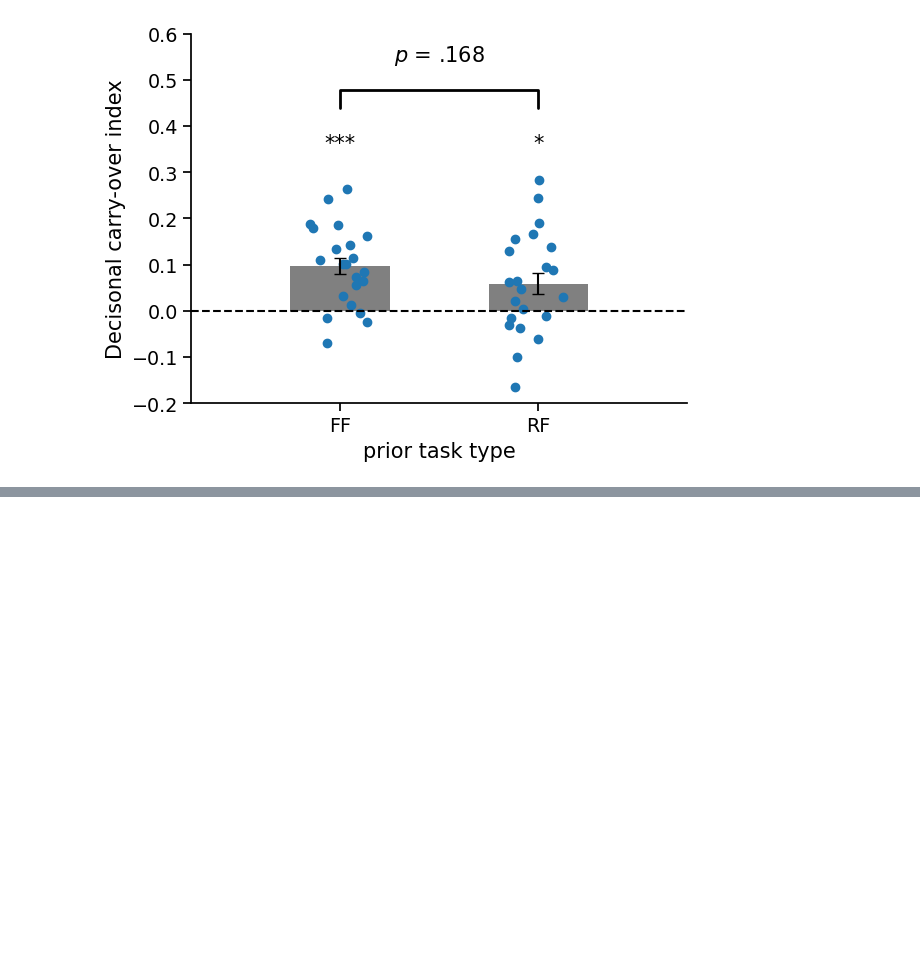
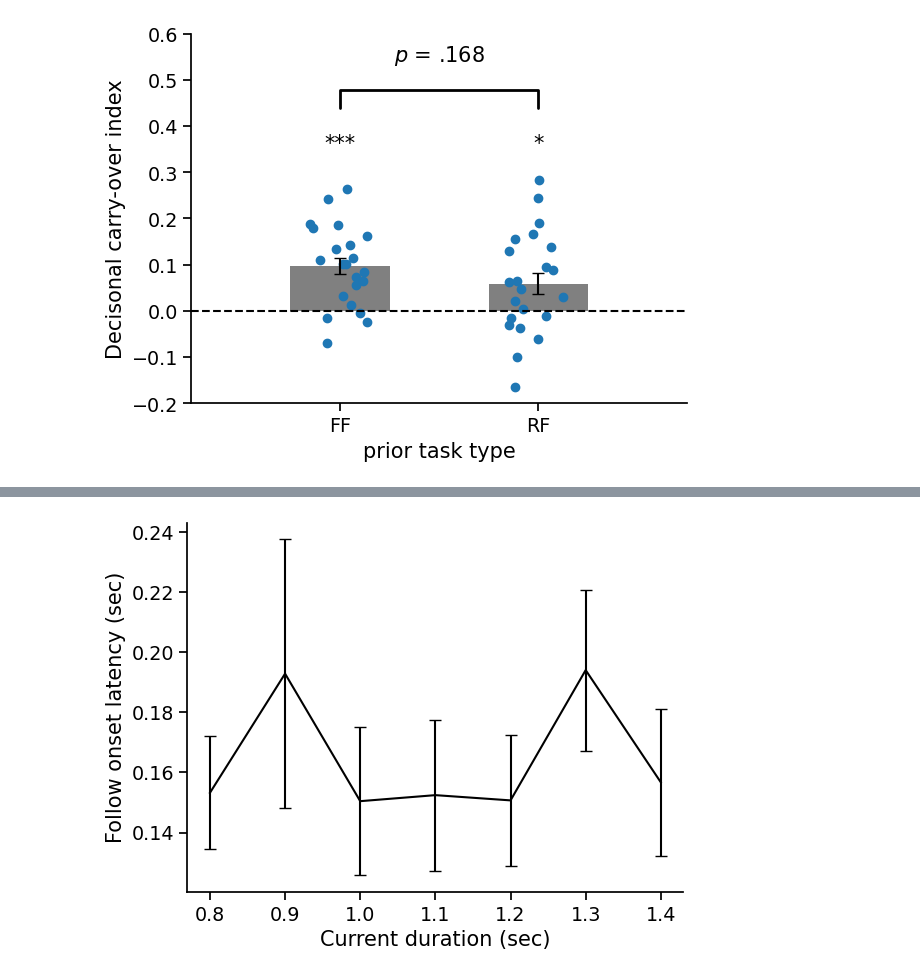
Before and after one commit to msenselab/seq_reproduction, a Jupyter notebook: data_analysis/code/dataAna.ipynb, the cells around one changed output, grey strips where cells are left out. Saved outputs shown, nothing was run; the diff lists cells and outputs as text; code cells hidden in the pictures; blank space fills up the shorter version.

```diff
--- a/data_analysis/code/dataAna.ipynb
+++ b/data_analysis/code/dataAna.ipynb
@@ -1264,0 +1402,22 @@ T-test  0.3998
+# %%
+# Central tendency based on follow onset latency
+mFlwOnLtcDurPar = dataFlw.groupby(['nPar', 'curDur']).flwOnLtc.mean().reset_index()
+mFlwOnLtcDurAll = mFlwOnLtcDurPar.groupby('curDur').\
+    agg({"flwOnLtc":["count","mean","sem"]}).reset_index()
+mFlwOnLtcDurAll.columns = ['curDur', 'count', 'mLtc','seLtc']
+mFlwOnLtcDurAll
+
+# plot central tendency
+fig, ax = plt.subplots()
+plt.errorbar(x='curDur', y='mLtc', yerr='seLtc', data=mFlwOnLtcDurAll,
+             color='black', capsize=4)
+# plt.axhline(y=0, color='black', linestyle='--')
+plt.xticks(mFlwOnLtcDurAll.curDur)
+plt.xlabel('Current duration (sec)')
+plt.ylabel('Follow onset latency (sec)')
+plt.title('')
+ax.spines['top'].set_visible(False)
+ax.spines['right'].set_visible(False)
+# plt.savefig(figsDir + '/CT_FlwErr.png', bbox_inches='tight')
+# %% [output]
+[figure, added]
```
Also changed, not shown: parts of 15 cells of this notebook, 3 other files.
